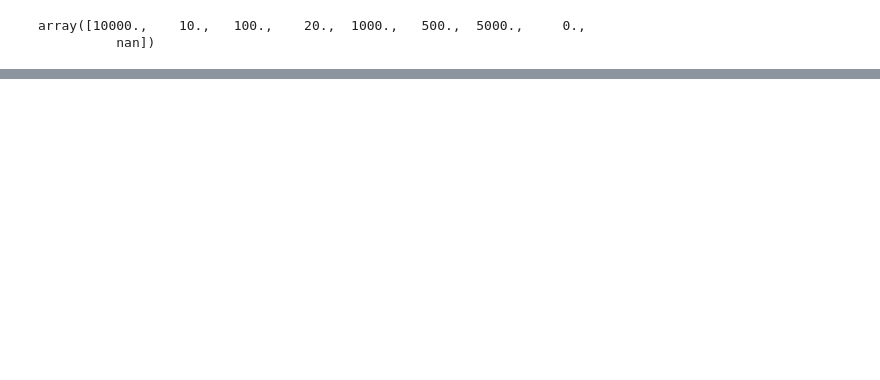
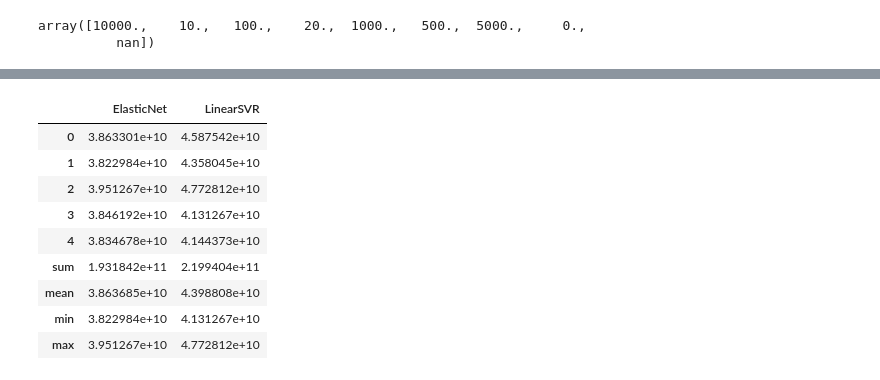
Before and after one commit to lemmingy/My_pipelines, a Jupyter notebook: liner_model.ipynb, the cells around one changed output, grey strips where cells are left out. Cells and saved outputs as stored; diff of their text form; code cells hidden in the pictures; blank space fills up the shorter version.

```diff
--- a/liner_model.ipynb
+++ b/liner_model.ipynb
@@ -286,11 +355,12 @@ df_train.head()
 # %%
 # カテゴリ特徴量の変換　https://www.analyticsvidhya.com/blog/2020/08/types-of-categorical-data-encoding/
+# https://contrib.scikit-learn.org/category_encoders/
 import category_encoders as ce
 import warnings
 warnings.simplefilter('ignore')
 
 def cat_encode_for_liner(df, df2, col):
-  encode = ce.OneHotEncoder(cols = col, handle_unknown = 'return_nan', return_df = True, use_cat_names = True)
+  encode = ce.OneHotEncoder(cols = col, handle_unknown = 'error', use_cat_names = True) #初回は初見のカテゴリを調べるために"error"で。
   df_tmp = encode.fit_transform(df[col])
   df = pd.concat([df, df_tmp], axis = 1)
   df.drop(columns = col, inplace = True)
@@ -413,0 +451,17 @@ CompanySize
+# %%
+# 連続値モデルのリスト。ハイパラは別途チューニング。
+from sklearn.linear_model import ElasticNet
+from sklearn.svm import LinearSVR
+
+clf_lis = {}
+# Elastic_net https://scikit-learn.org/stable/modules/generated/sklearn.linear_model.ElasticNet.html
+clf_lis["ElasticNet"] = ElasticNet(alpha=1.0, copy_X=True, fit_intercept=True, l1_ratio=0.5,
+           max_iter=1000, normalize=False, positive=False, precompute=False,
+           random_state=0, selection='cyclic', tol=0.0001, warm_start=False)
+
+# SVM https://scikit-learn.org/stable/modules/generated/sklearn.svm.LinearSVR.html#sklearn.svm.LinearSVR
+clf_lis["LinearSVR"] = LinearSVR(C=1.0, dual=True, epsilon=0.0, fit_intercept=True,
+          intercept_scaling=1.0, loss='epsilon_insensitive', max_iter=1000,
+          random_state=0, tol=0.0001, verbose=0)
+
+clf_lis
@@ -413,0 +477,63 @@ CompanySize
+# %%
+#パーティショニングとStacked prediction
+from sklearn.model_selection import StratifiedKFold
+from sklearn.metrics import mean_squared_error
+# Foldを変えるならはここを参照 https://scikit-learn.org/stable/modules/classes.html#module-sklearn.model_selection
+# 線形モデルを変えるならここを参照 https://scikit-learn.org/stable/modules/classes.html#module-sklearn.linear_model
+# メトリクスを変えるならここを参照https://scikit-learn.org/stable/modules/classes.html#module-sklearn.metrics
+
+
+SEED = 72
+NFOLDS = 5
+fold = StratifiedKFold(n_splits=NFOLDS, random_state=SEED, shuffle=True)
+
+
+def CVprediction(df_train, df_train_y, df_test, fold, clf_lis):
+  oof_train = np.zeros(len(df_train))
+  oof_test = np.zeros(len(df_test))
+  df_test_pred = pd.DataFrame()
+  df_train_pred = pd.DataFrame()
+  score_table = {}
+
+  # # 分類問題(途中)
+  #   for key, clf in clf_lis.items():
+  #     for i, (train_idx, test_idx) in enumerate(fold.split(df_train, df_train_y)):
+  #       train_x, train_y = df_train.iloc[train_idx], df_train_y.iloc[train_idx]
+  #       test_x, test_y = df_train.iloc[test_idx], df_train_y.iloc[test_idx]
+  #       clf = LogisticRegression(penalty='elasticnet',solver='sag')
+  #       clf.fit(X_tr, y_tr)
+  #       y_pred = clf.predict_proba(test_x)[:,1]
+  #       score = roc_auc_score(test_y, y_pred)
+  #       print('CV Score of Fold_%d is %f' % (i, score))
+  #       oof_test += clf.predict_proba(txt_test)[:,1]
+
+  # 連続値問題
+  for key, clf in clf_lis.items():
+      for i, (train_idx, test_idx) in enumerate(fold.split(df_train, df_train_y)):
+        train_x, train_y = df_train.iloc[train_idx], df_train_y.iloc[train_idx]
+        test_x, test_y = df_train.iloc[test_idx], df_train_y.iloc[test_idx]
+
+        clf.fit(train_x, train_y)
+        y_pred = clf.predict(test_x)
+        score = mean_squared_error(test_y, y_pred)
+        print(key + ' : CV Score of Fold_%d is %f' % (i, score))
+        score_table[key, i] = score
+        oof_test += clf.predict(df_test)
+        oof_train[test_idx] = y_pred
+      oof_test /= NFOLDS
+      df_test_pred[key] = oof_test
+      df_train_pred[key] = oof_train
+
+  # スコアのテーブルを整備
+  df = pd.DataFrame()
+  for k, v in score_table.items():
+    df.loc[k[1], k[0]] = v
+  df2 = df.agg(['sum', 'mean', 'min', 'max'])
+  df_score = pd.concat([df, df2])
+
+  return df_train_pred, df_test_pred, df_score
+
+
+df_train_pred, df_test_pred, score_table = CVprediction(df_train, df_train_y, df_test, fold, clf_lis)
+score_table
+# %% [output]
@@ -413,0 +550,10 @@ CompanySize
+|  | ElasticNet | LinearSVR |
+| 0 | 3.863301e+10 | 4.587542e+10 |
+| 1 | 3.822984e+10 | 4.358045e+10 |
+| 2 | 3.951267e+10 | 4.772812e+10 |
+| 3 | 3.846192e+10 | 4.131267e+10 |
+| 4 | 3.834678e+10 | 4.144373e+10 |
+| sum | 1.931842e+11 | 2.199404e+11 |
+| mean | 3.863685e+10 | 4.398808e+10 |
+| min | 3.822984e+10 | 4.131267e+10 |
+| max | 3.951267e+10 | 4.772812e+10 |
```
Also changed, not shown: parts of 24 cells of this notebook.
